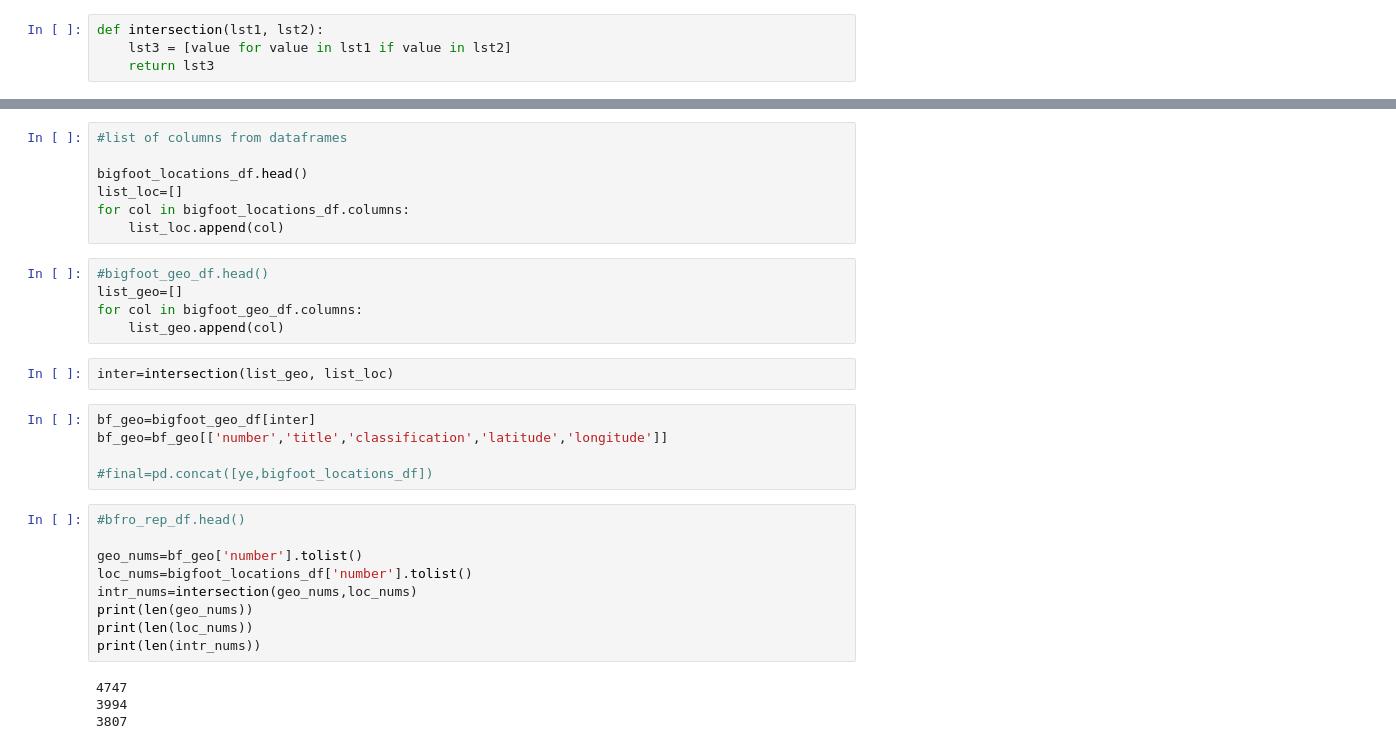
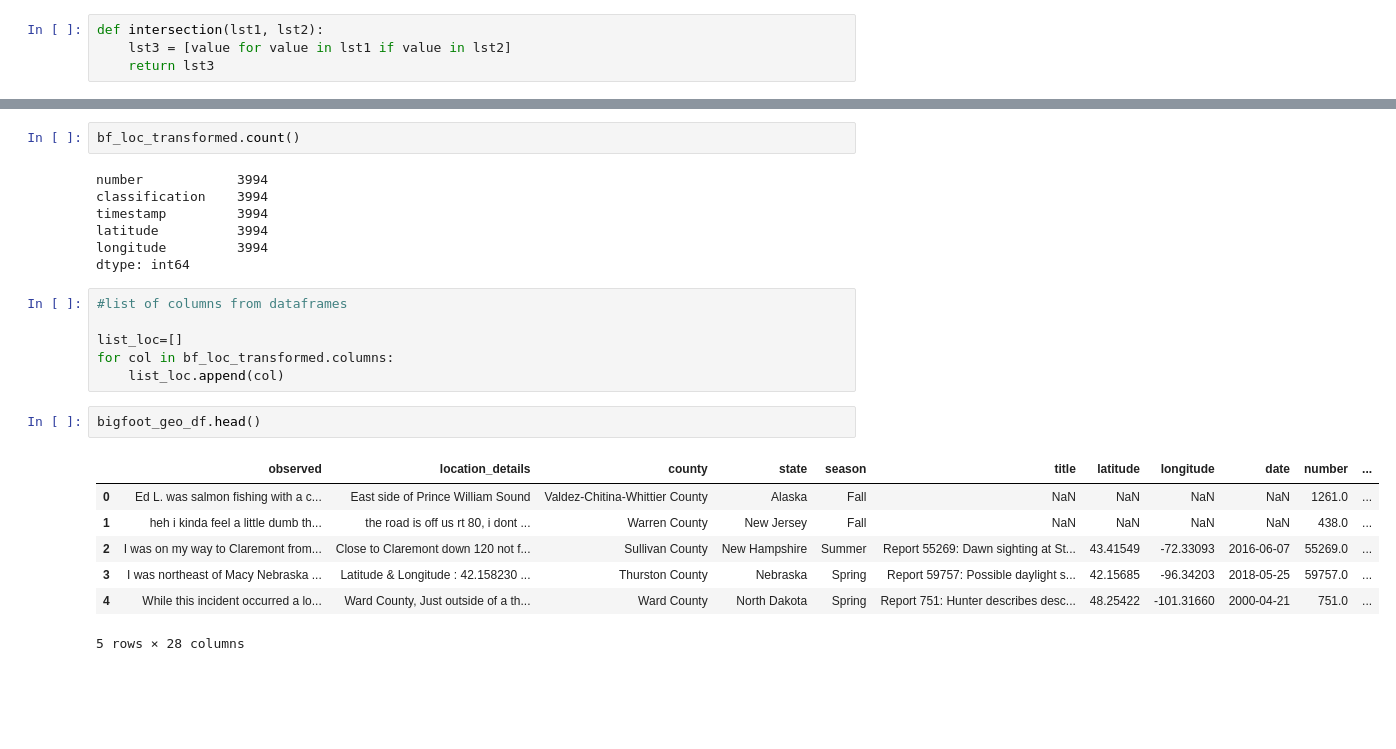
Before and after one commit to elisabethvirak/BigFoot, a Jupyter notebook: Bigfoot.ipynb, the cells around one changed output, grey strips where cells are left out. Saved outputs shown, nothing was run; the diff lists cells and outputs as text; blank space fills up the shorter version.

```diff
--- a/Bigfoot.ipynb
+++ b/Bigfoot.ipynb
@@ -22,32 +48,25 @@ bigfoot_geo_df = pd.read_csv(csv_geo)
+# %%
+bf_loc_transformed.count()
+# %% [output]
+number            3994
+classification    3994
+timestamp         3994
+latitude          3994
+longitude         3994
+dtype: int64
 # %%
 #list of columns from dataframes
 
-bigfoot_locations_df.head()
 list_loc=[]
-for col in bigfoot_locations_df.columns:
+for col in bf_loc_transformed.columns:
     list_loc.append(col)
-# %%
-#bigfoot_geo_df.head()
-list_geo=[]
-for col in bigfoot_geo_df.columns:
-    list_geo.append(col)
-# %%
-inter=intersection(list_geo, list_loc)
-# %%
-bf_geo=bigfoot_geo_df[inter]
-bf_geo=bf_geo[['number','title','classification','latitude','longitude']]
-
-#final=pd.concat([ye,bigfoot_locations_df])
-# %%
-#bfro_rep_df.head()
-
-geo_nums=bf_geo['number'].tolist()
-loc_nums=bigfoot_locations_df['number'].tolist()
-intr_nums=intersection(geo_nums,loc_nums)
-print(len(geo_nums))
-print(len(loc_nums))
-print(len(intr_nums))
-# %% [output]
-4747
-3994
-3807
+# %%
+bigfoot_geo_df.head()
+# %% [output]
+|  | observed | location_details | county | state | season | title | latitude | longitude | date | number | ... |
+| 0 | Ed L. was salmon fishing with a c... | East side of Prince William Sound | Valdez-Chitina-Whittier County | Alaska | Fall | NaN | NaN | NaN | NaN | 1261.0 | ... |
+| 1 | heh i kinda feel a little dumb th... | the road is off us rt 80, i dont ... | Warren County | New Jersey | Fall | NaN | NaN | NaN | NaN | 438.0 | ... |
+| 2 | I was on my way to Claremont from... | Close to Claremont down 120 not f... | Sullivan County | New Hampshire | Summer | Report 55269: Dawn sighting at St... | 43.41549 | -72.33093 | 2016-06-07 | 55269.0 | ... |
+| 3 | I was northeast of Macy Nebraska ... | Latitude & Longitude : 42.158230 ... | Thurston County | Nebraska | Spring | Report 59757: Possible daylight s... | 42.15685 | -96.34203 | 2018-05-25 | 59757.0 | ... |
+| 4 | While this incident occurred a lo... | Ward County, Just outside of a th... | Ward County | North Dakota | Spring | Report 751: Hunter describes desc... | 48.25422 | -101.31660 | 2000-04-21 | 751.0 | ... |
+5 rows × 28 columns
```
Also changed, not shown: parts of 14 cells of this notebook.
